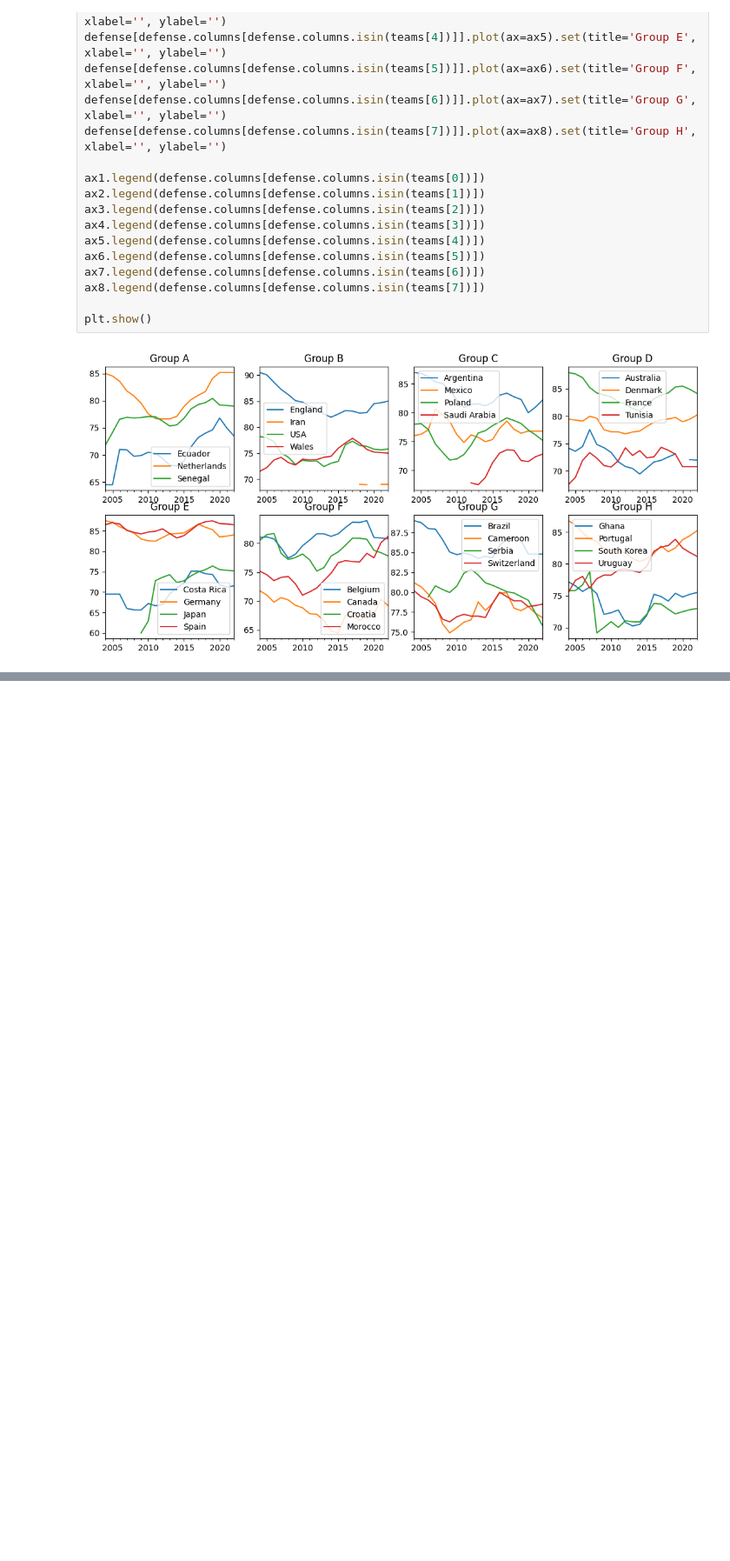
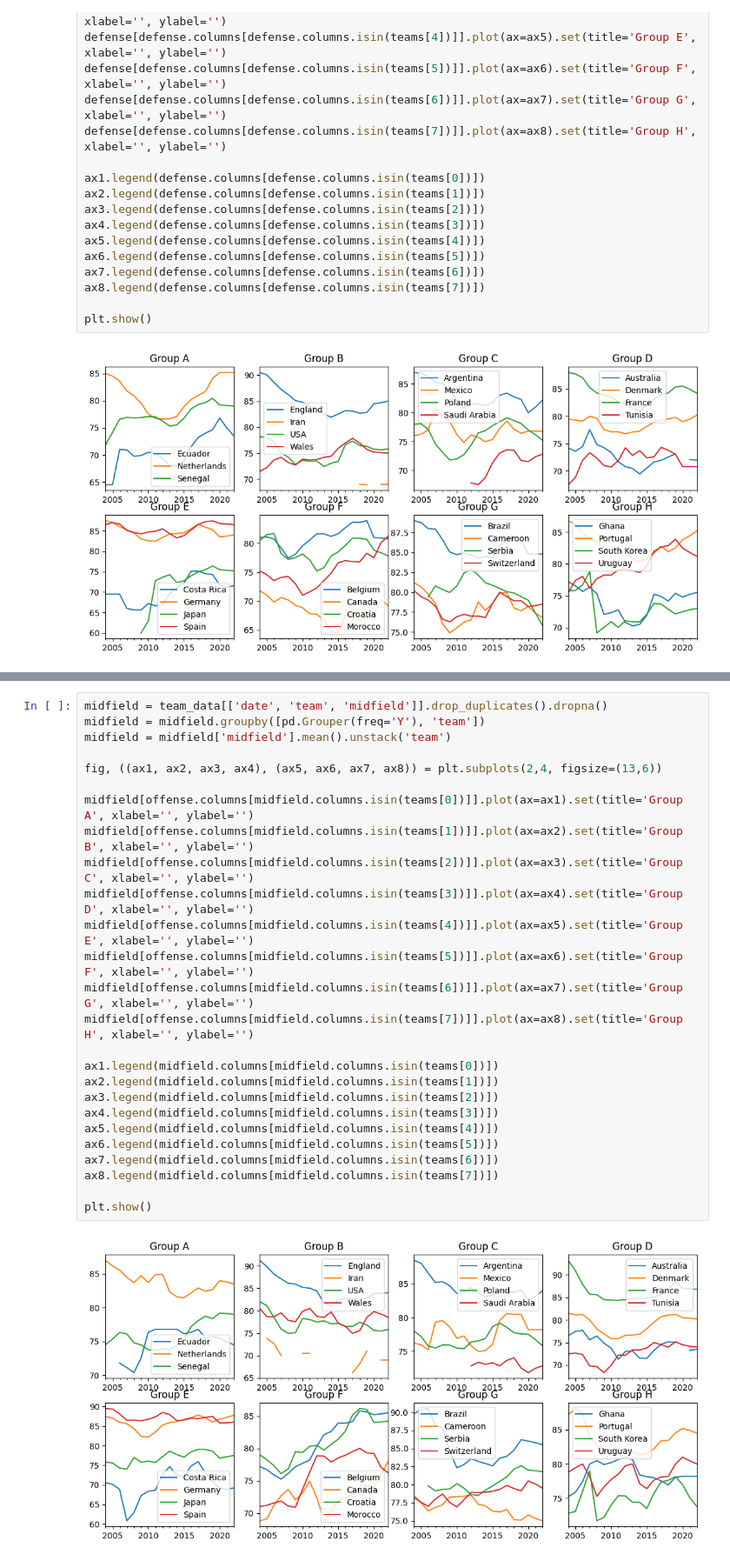
Before and after one commit to dabudaeva/stavki, a Jupyter notebook: scripts/eda.ipynb, the cells around one changed output, grey strips where cells are left out. Shown at 87% size. Cells and saved outputs as stored; diff of their text form; blank space fills up the shorter version.

```diff
--- a/scripts/eda.ipynb
+++ b/scripts/eda.ipynb
@@ -253,0 +282,28 @@ plt.show()
+# %%
+midfield = team_data[['date', 'team', 'midfield']].drop_duplicates().dropna()
+midfield = midfield.groupby([pd.Grouper(freq='Y'), 'team'])
+midfield = midfield['midfield'].mean().unstack('team')
+
+fig, ((ax1, ax2, ax3, ax4), (ax5, ax6, ax7, ax8)) = plt.subplots(2,4, figsize=(13,6))
+
+midfield[offense.columns[midfield.columns.isin(teams[0])]].plot(ax=ax1).set(title='Group A', xlabel='', ylabel='')
+midfield[offense.columns[midfield.columns.isin(teams[1])]].plot(ax=ax2).set(title='Group B', xlabel='', ylabel='')
+midfield[offense.columns[midfield.columns.isin(teams[2])]].plot(ax=ax3).set(title='Group C', xlabel='', ylabel='')
+midfield[offense.columns[midfield.columns.isin(teams[3])]].plot(ax=ax4).set(title='Group D', xlabel='', ylabel='')
+midfield[offense.columns[midfield.columns.isin(teams[4])]].plot(ax=ax5).set(title='Group E', xlabel='', ylabel='')
+midfield[offense.columns[midfield.columns.isin(teams[5])]].plot(ax=ax6).set(title='Group F', xlabel='', ylabel='')
+midfield[offense.columns[midfield.columns.isin(teams[6])]].plot(ax=ax7).set(title='Group G', xlabel='', ylabel='')
+midfield[offense.columns[midfield.columns.isin(teams[7])]].plot(ax=ax8).set(title='Group H', xlabel='', ylabel='')
+
+ax1.legend(midfield.columns[midfield.columns.isin(teams[0])])
+ax2.legend(midfield.columns[midfield.columns.isin(teams[1])])
+ax3.legend(midfield.columns[midfield.columns.isin(teams[2])])
+ax4.legend(midfield.columns[midfield.columns.isin(teams[3])])
+ax5.legend(midfield.columns[midfield.columns.isin(teams[4])])
+ax6.legend(midfield.columns[midfield.columns.isin(teams[5])])
+ax7.legend(midfield.columns[midfield.columns.isin(teams[6])])
+ax8.legend(midfield.columns[midfield.columns.isin(teams[7])])
+
+plt.show()
+# %% [output]
+[figure, added]
```
Also changed, not shown: parts of 9 cells of this notebook, 19 other files.
